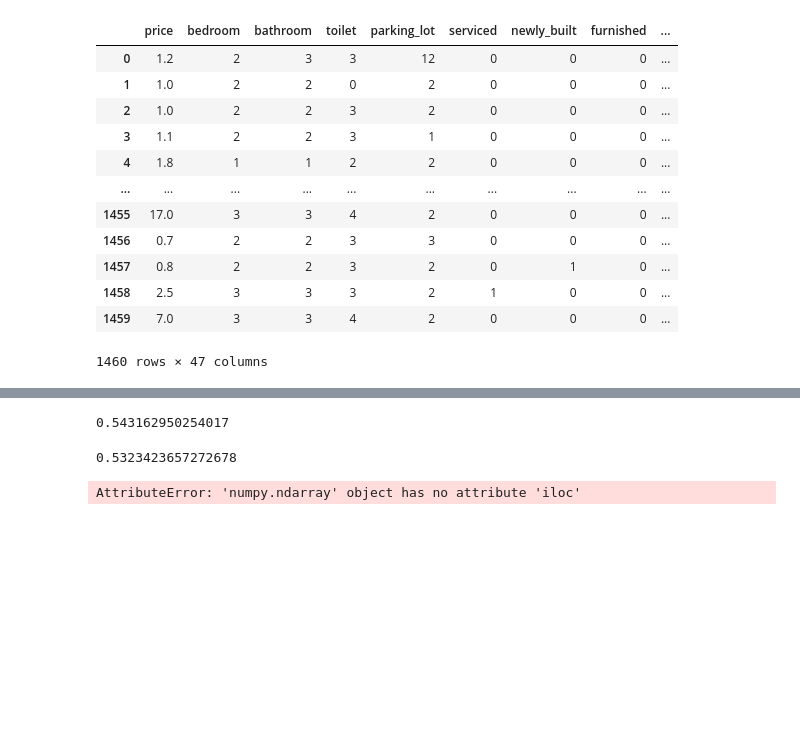
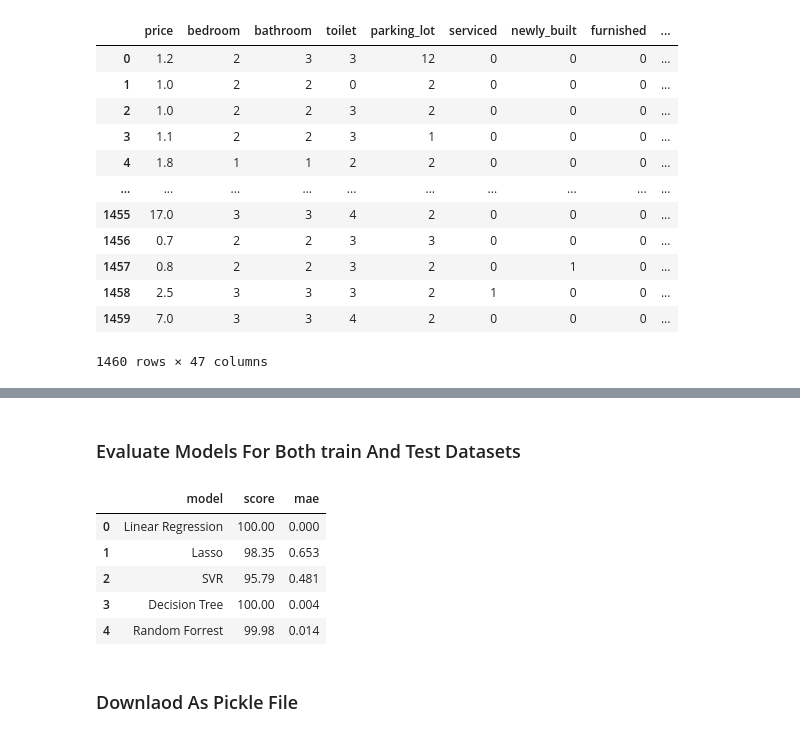
Before and after one commit to JacobUkokobili/LHP, a Jupyter notebook: model_building.ipynb, the cells around one changed output, grey strips where cells are left out. Saved outputs shown, nothing was run; the diff lists cells and outputs as text; code cells hidden in the pictures; blank space fills up the shorter version.

Commit message:
updated the model

```diff
--- a/model_building.ipynb
+++ b/model_building.ipynb
@@ -77,3 +110,4 @@ X_processed = StandardScaler().fit_transform(X)
 # %%
 # train test split
-X_train, X_test, y_train, y_test = train_test_split(X_processed, y, test_size=0.2, random_state=42)
+X_train, X_test, y_train, y_test = train_test_split(X_processed, y_new, test_size=0.2, random_state=42)
+cv = ShuffleSplit(n_splits=5, test_size=0.2, random_state = 0)
@@ -159,3 +164,5 @@ gs_pred = gs.best_estimator_.predict(X_test)
+# %%
+sv_pred = sv.predict(X_test)
 # %%
 mean_absolute_error(y_test, lx_pred)
 # %% [output]
@@ -179,14 +186,28 @@ mean_absolute_error(y_test, dt_pred)
-# %%
-# prediction score
-svR = SVR(C=1000, gamma=0.001)
-svR.fit(X_train, y_train)
-svR.score(X_test, y_test)
-# %% [output]
-0.543162950254017
-# %%
-svR.score(X_train, y_train)
-# %% [output]
-0.5323423657272678
+# %% [markdown]
+<h3>Evaluate Models For Both train And Test Datasets</h3>
+# %%
+# Generalisation
+best_model = pd.DataFrame({
+    'model': ['Linear Regression', 'Lasso', 'SVR', 'Decision Tree', 'Random Forrest'],
+
+    'score': [round(lx.score(X_test,y_test) * 100, 2), round(ls.score(X_test,y_test) * 100, 2),
+                   round(sv.score(X_test,y_test) * 100, 2), round(dt.score(X_test,y_test) * 100, 2),
+                  round(rf.score(X_test,y_test) * 100, 2)],
+
+    'mae': [round(mean_absolute_error(y_test, lx_pred), 3), round(mean_absolute_error(y_test, ls_pred), 3),
+           round(mean_absolute_error(y_test, sv_pred), 3), round(mean_absolute_error(y_test, dt_pred), 3),
+           round(mean_absolute_error(y_test, rf_pred), 3)]
+})
+best_model
+# %% [output]
+|  | model | score | mae |
+| 0 | Linear Regression | 100.00 | 0.000 |
+| 1 | Lasso | 98.35 | 0.653 |
+| 2 | SVR | 95.79 | 0.481 |
+| 3 | Decision Tree | 100.00 | 0.004 |
+| 4 | Random Forrest | 99.98 | 0.014 |
+# %% [markdown]
+### Downlaod As Pickle File
 # %%
 # save model to a file using python pickle
 import pickle
@@ -197,8 +218,3 @@ file_name = 'model_file.p'
 with open(file_name, 'rb') as pickled:
     data = pickle.load(pickled)
     model = data['model']
-# %%
-model.predict(X_test.iloc[1, : ].values.reshape(1,-1))
-X_test.iloc[1, : ].values
-# %% [output]
-AttributeError: 'numpy.ndarray' object has no attribute 'iloc'
```
Also changed, not shown: parts of 34 cells of this notebook, 2 other files.
